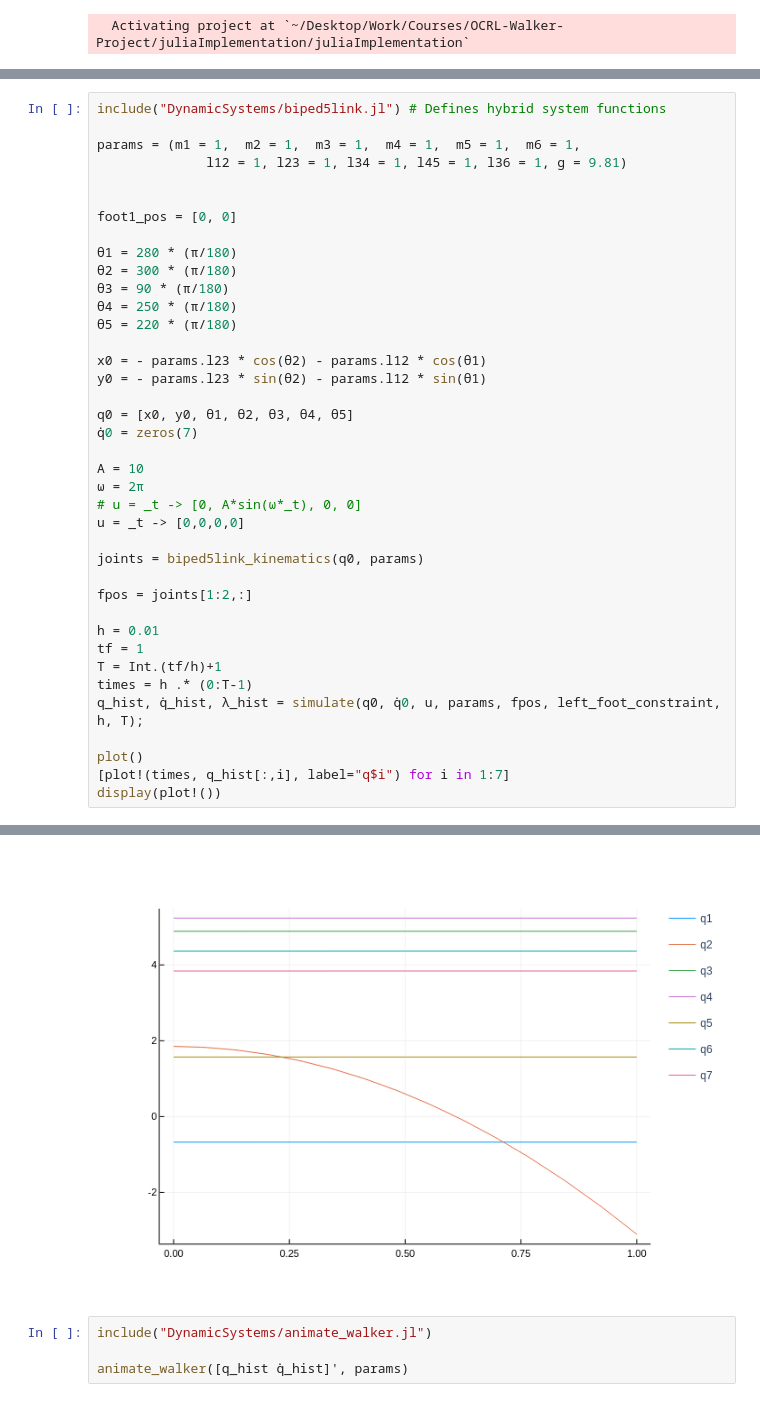
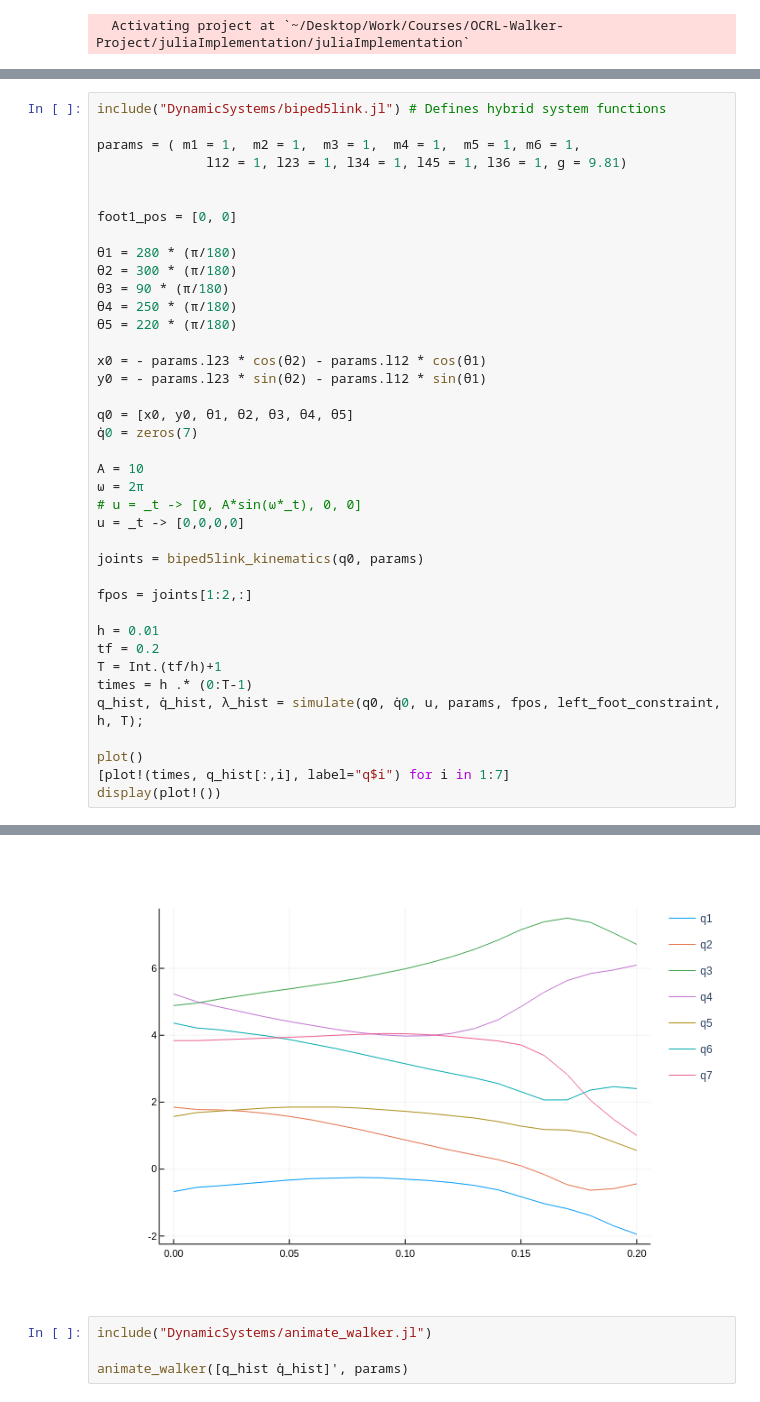
Before and after one commit to stevenwman/OCRL-Walker-Project, a Jupyter notebook: juliaImplementation/juliaImplementation/src/simulate_5link-biped_backward-euler.ipynb, the cells around one changed output, grey strips where cells are left out. Cells and saved outputs as stored; diff of their text form.

```diff
--- a/juliaImplementation/juliaImplementation/src/simulate_5link-biped_backward-euler.ipynb
+++ b/juliaImplementation/juliaImplementation/src/simulate_5link-biped_backward-euler.ipynb
@@ -18,7 +18,7 @@ using DifferentialEquations
 # %%
 include("DynamicSystems/biped5link.jl") # Defines hybrid system functions
 
-params = (m1 = 1,  m2 = 1,  m3 = 1,  m4 = 1,  m5 = 1,  m6 = 1,
+params = ( m1 = 1,  m2 = 1,  m3 = 1,  m4 = 1,  m5 = 1, m6 = 1,
 		      l12 = 1, l23 = 1, l34 = 1, l45 = 1, l36 = 1, g = 9.81)
 
 
@@ -46,7 +46,7 @@ joints = biped5link_kinematics(q0, params)
 fpos = joints[1:2,:]
 
 h = 0.01
-tf = 1
+tf = 0.2
 T = Int.(tf/h)+1
 times = h .* (0:T-1)
 q_hist, q̇_hist, λ_hist = simulate(q0, q̇0, u, params, fpos, left_foot_constraint, h, T);
@@ -75,4 +75,4 @@ iter: 1    |r|: 3.5601871814681077e-12
-[figure, old version]
+[figure, new version]
 # %%
 include("DynamicSystems/animate_walker.jl")
 
```
Also changed, not shown: parts of 1 cell of this notebook, 2 other files.
